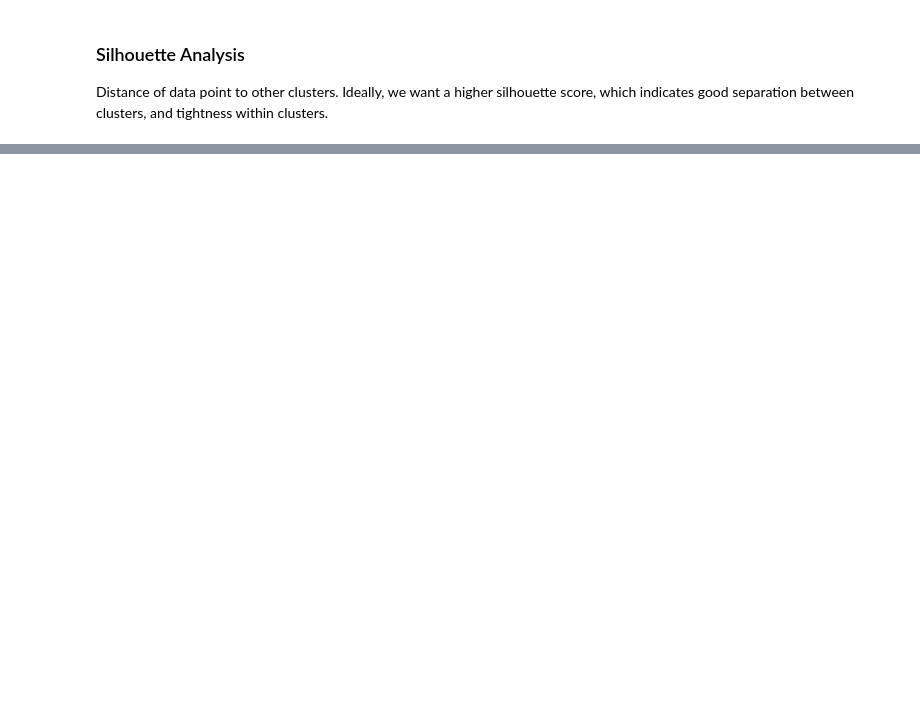
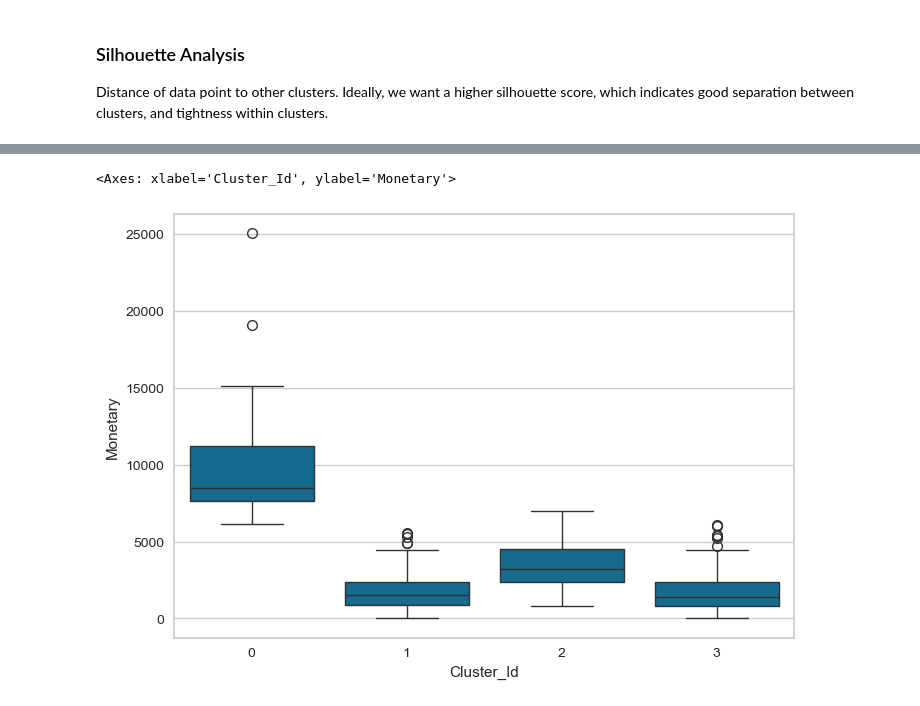
Before and after one commit to bbhatta10/E-Commerce-Sales-Insights-Tableau-Dashboard-, a Jupyter notebook: BI.ipynb, the cells around one changed output, grey strips where cells are left out. Drawn from its saved outputs; the diff is of its cells as text; code cells hidden in the pictures; blank space fills up the shorter version.

```diff
--- a/BI.ipynb
+++ b/BI.ipynb
@@ -1575,2 +1578,8 @@ ValueError: Could not interpret value `Cluster_Id` for `x`. An entry with this n
+# %%
+# Box plot to visualize Cluster Id vs Monetary
+sns.boxplot(x='Cluster_Id', y='Monetary', data=rfm_clean)
+# %% [output]
+<Axes: xlabel='Cluster_Id', ylabel='Monetary'>
+[figure, added]
 # %%
 # Box plot to visualize Cluster Id vs Frequency
```
Also changed, not shown: parts of 14 cells of this notebook.
